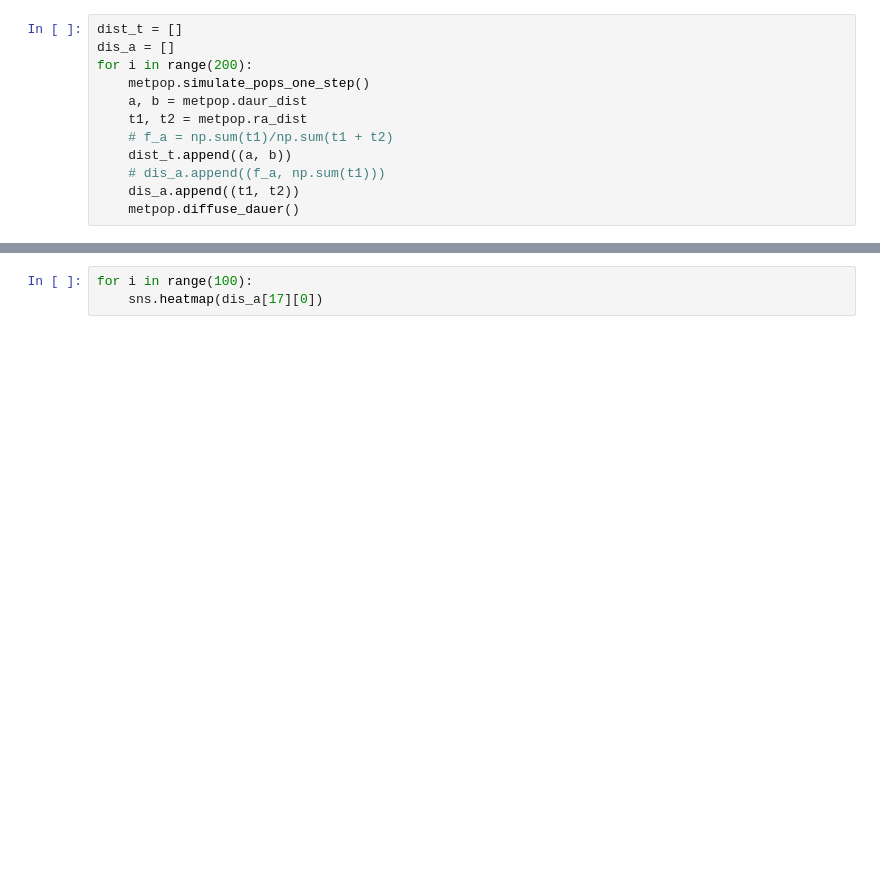
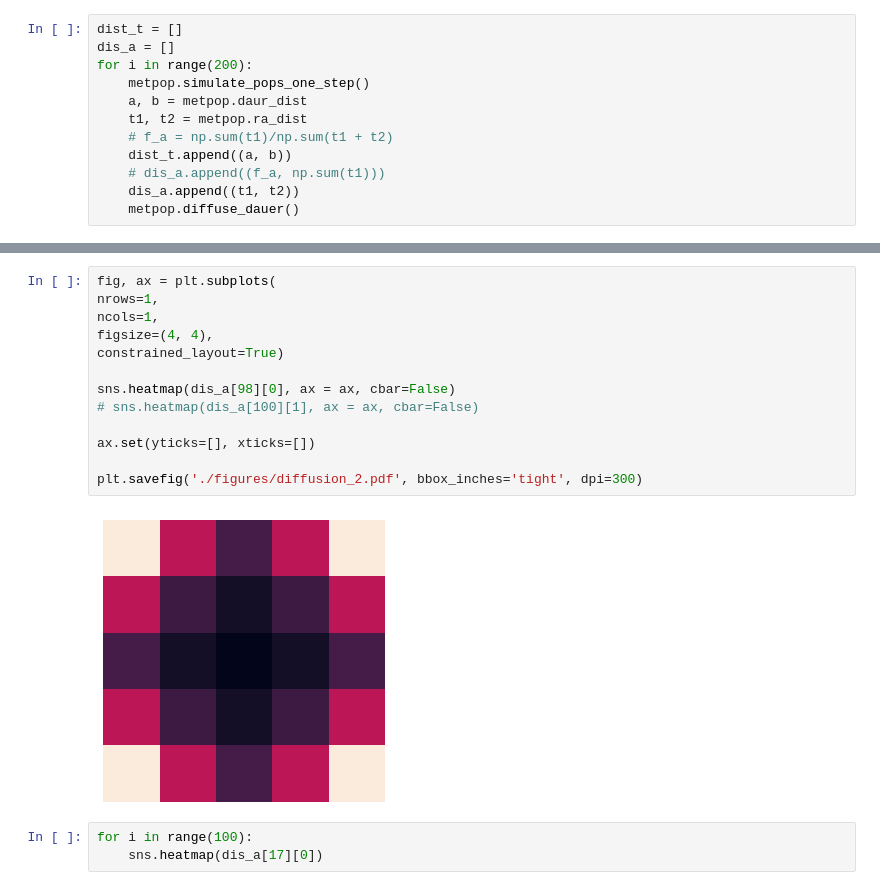
Before and after one commit to Kalirad/MetaPopProjection, a Jupyter notebook: notebook_main.ipynb, the cells around one changed output, grey strips where cells are left out. Saved outputs shown, nothing was run; the diff lists cells and outputs as text; blank space fills up the shorter version.

```diff
--- a/notebook_main.ipynb
+++ b/notebook_main.ipynb
@@ -697,3 +694,18 @@ plt.savefig('./figures/diffusion.pdf', bbox_inches='tight', dpi=300)
+# %%
+fig, ax = plt.subplots(
+nrows=1,
+ncols=1,
+figsize=(4, 4),
+constrained_layout=True)
+
+sns.heatmap(dis_a[98][0], ax = ax, cbar=False)
+# sns.heatmap(dis_a[100][1], ax = ax, cbar=False)
+
+ax.set(yticks=[], xticks=[])
+
+plt.savefig('./figures/diffusion_2.pdf', bbox_inches='tight', dpi=300)
+# %% [output]
+[figure, added]
 # %%
 for i in range(100):
     sns.heatmap(dis_a[17][0])
```
Also changed, not shown: parts of 5 cells of this notebook, 20 other files.
